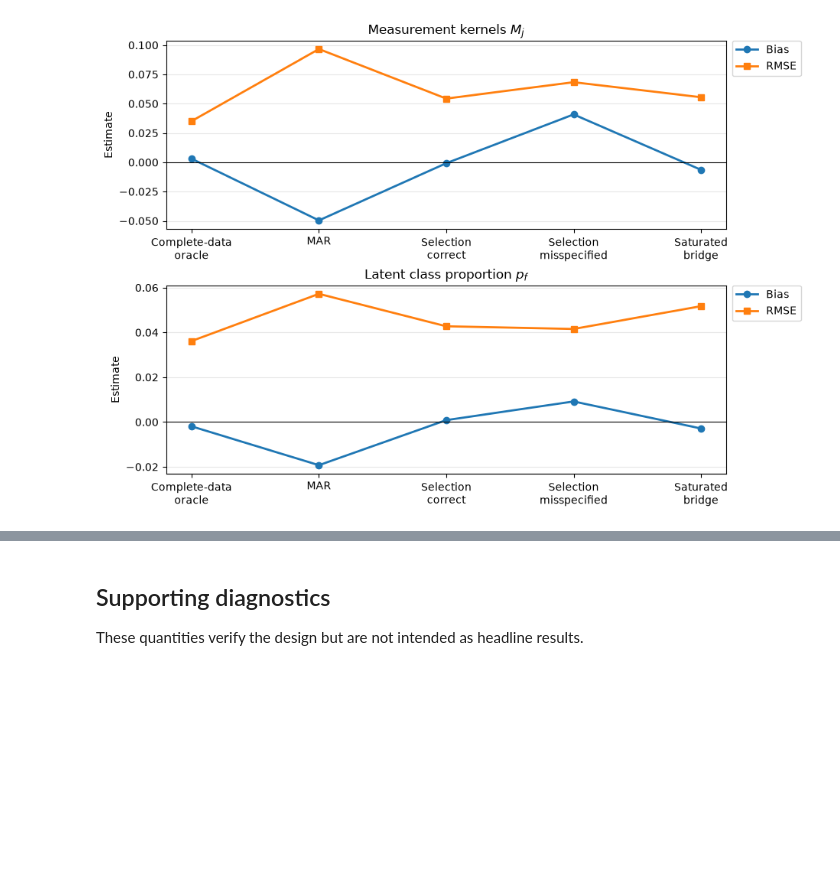
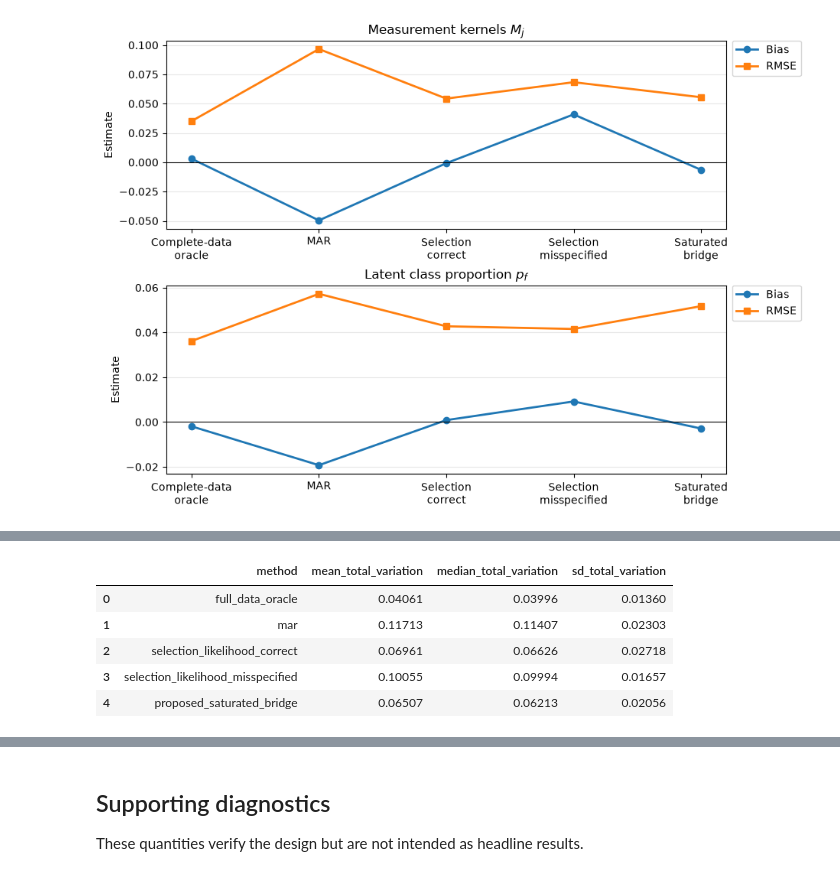
Before and after one commit to MHsamurai/missing-IV, a Jupyter notebook: simulation/allman_latent_mnar_simulation.ipynb, the cells around one changed output, grey strips where cells are left out. Saved outputs shown, nothing was run; the diff lists cells and outputs as text; code cells hidden in the pictures; blank space fills up the shorter version.

```diff
--- a/simulation/allman_latent_mnar_simulation.ipynb
+++ b/simulation/allman_latent_mnar_simulation.ipynb
@@ -200,0 +208,89 @@ y_summary.set_index(["method", "item"]).loc[y_method_order].reset_index().round(
+# %%
+model = config["model"]
+true_class_probability = pd.Series(model["class_probability"], dtype=float).to_numpy()
+true_measurement = pd.DataFrame(
+    [model["bernoulli_probability"][name] for name in ("Y1", "Y2", "Y3")],
+    dtype=float,
+).to_numpy()
+y_cells, true_joint_probability = binary_product_mixture_joint(
+    true_class_probability, true_measurement
+)
+cell_labels_joint = ["".join(str(value) for value in cell) for cell in y_cells]
+
+joint_records = []
+for cell_label, probability in zip(cell_labels_joint, true_joint_probability):
+    joint_records.append({
+        "replication": -1,
+        "method": "population_truth",
+        "cell": cell_label,
+        "probability": probability,
+        "truth": probability,
+        "error": 0.0,
+    })
+
+for _, row in replication_results.iterrows():
+    fitted_class_probability = pd.Series(
+        [1.0 - row["p_f1_estimate"], row["p_f1_estimate"]], dtype=float
+    ).to_numpy()
+    fitted_measurement = pd.DataFrame(
+        [
+            [row[f"M_estimate_Y{item}_f{latent}"] for latent in (0, 1)]
+            for item in (1, 2, 3)
+        ],
+        dtype=float,
+    ).to_numpy()
+    cells, fitted_probability = binary_product_mixture_joint(
+        fitted_class_probability, fitted_measurement
+    )
+    assert (cells == y_cells).all()
+    for cell_label, probability, truth in zip(
+        cell_labels_joint, fitted_probability, true_joint_probability
+    ):
+        joint_records.append({
+            "replication": int(row["replication"]),
+            "method": row["method"],
+            "cell": cell_label,
+            "probability": probability,
+            "truth": truth,
+            "error": probability - truth,
+        })
+
+joint_distribution = pd.DataFrame(joint_records)
+fitted_joint = joint_distribution[joint_distribution["method"] != "population_truth"]
+joint_tv = (
+    fitted_joint.assign(absolute_error=lambda frame: frame["error"].abs())
+    .groupby(["replication", "method"], as_index=False)["absolute_error"]
+    .sum()
+    .assign(total_variation=lambda frame: 0.5 * frame["absolute_error"])
+)
+joint_tv_summary = (
+    joint_tv.groupby("method", as_index=False)
+    .agg(
+        mean_total_variation=("total_variation", "mean"),
+        median_total_variation=("total_variation", "median"),
+        sd_total_variation=("total_variation", "std"),
+    )
+)
+
+# The reconstructed joint law must reproduce every fitted marginal probability.
+for _, row in replication_results.iterrows():
+    distribution = fitted_joint[
+        (fitted_joint["replication"] == int(row["replication"]))
+        & (fitted_joint["method"] == row["method"])
+    ].sort_values("cell")
+    for item in (1, 2, 3):
+        marginal = distribution.loc[
+            distribution["cell"].str[item - 1] == "1", "probability"
+        ].sum()
+        assert abs(marginal - row[f"Y_mean_estimate_Y{item}"]) < 1e-10
+
+joint_distribution.to_csv(results_dir / "allman_y_joint_distribution.csv", index=False)
+joint_tv_summary.to_csv(results_dir / "allman_y_joint_tv_summary.csv", index=False)
+joint_tv_summary.set_index("method").loc[y_method_order].reset_index().round(5)
+# %% [output]
+|  | method | mean_total_variation | median_total_variation | sd_total_variation |
+| 0 | full_data_oracle | 0.04061 | 0.03996 | 0.01360 |
+| 1 | mar | 0.11713 | 0.11407 | 0.02303 |
+| 2 | selection_likelihood_correct | 0.06961 | 0.06626 | 0.02718 |
+| 3 | selection_likelihood_misspecified | 0.10055 | 0.09994 | 0.01657 |
+| 4 | proposed_saturated_bridge | 0.06507 | 0.06213 | 0.02056 |
```
Also changed, not shown: parts of 8 cells of this notebook, 9 other files.
